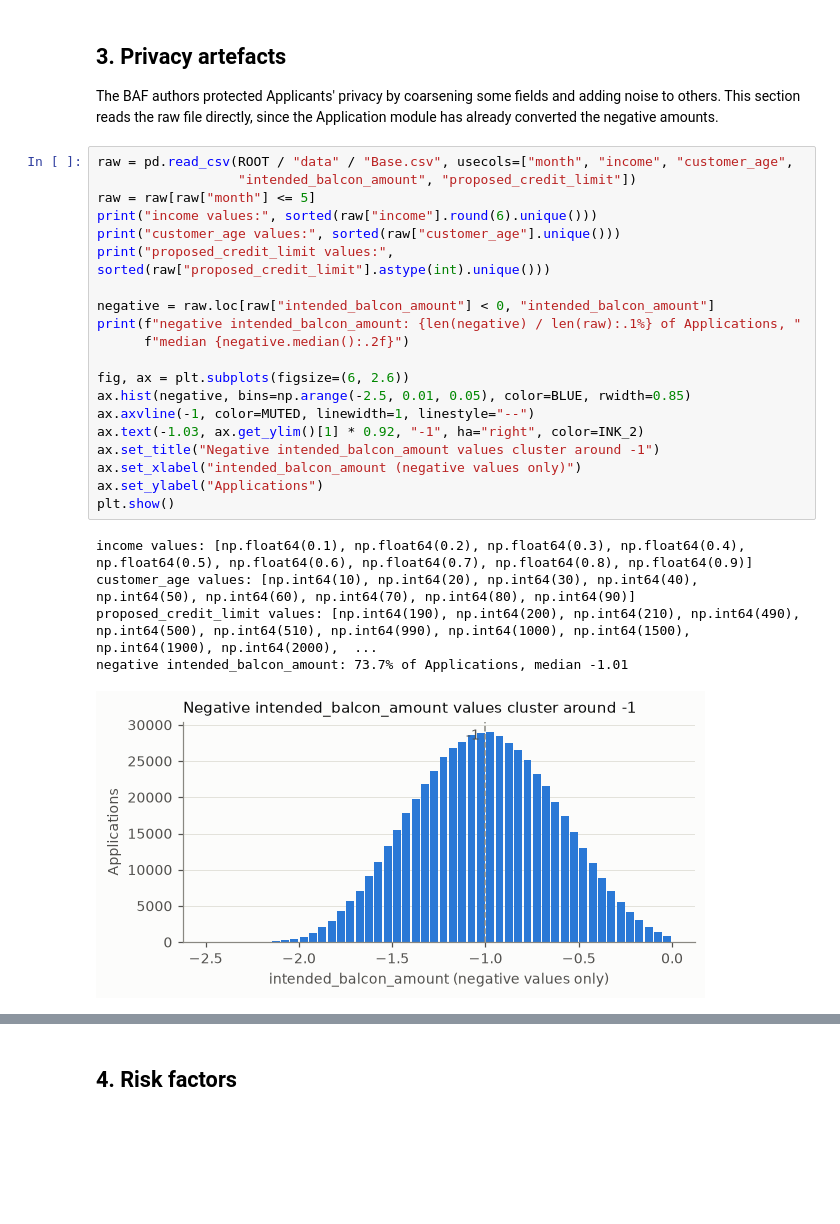
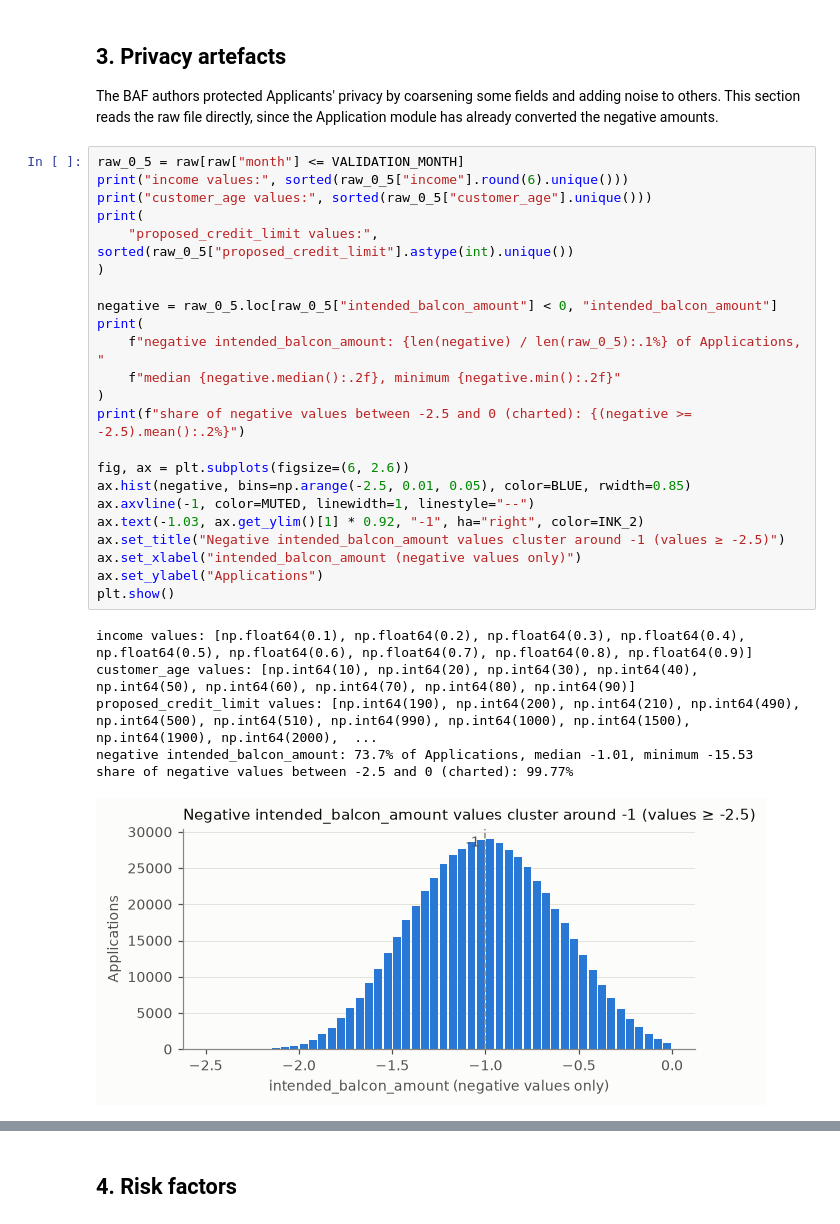
Before and after one commit to montedeu/Fraud-API, a Jupyter notebook: notebooks/eda.ipynb, the cells around one changed output, grey strips where cells are left out. Drawn from its saved outputs; the diff is of its cells as text; blank space fills up the shorter version.

```diff
--- a/notebooks/eda.ipynb
+++ b/notebooks/eda.ipynb
@@ -138,31 +173,35 @@ The BAF authors protected Applicants' privacy by coarsening some fields and addi
 to others. This section reads the raw file directly, since the Application module has
 already converted the negative amounts.
 # %%
-raw = pd.read_csv(ROOT / "data" / "Base.csv", usecols=["month", "income", "customer_age",
-                  "intended_balcon_amount", "proposed_credit_limit"])
-raw = raw[raw["month"] <= 5]
-print("income values:", sorted(raw["income"].round(6).unique()))
-print("customer_age values:", sorted(raw["customer_age"].unique()))
-print("proposed_credit_limit values:", sorted(raw["proposed_credit_limit"].astype(int).unique()))
+raw_0_5 = raw[raw["month"] <= VALIDATION_MONTH]
+print("income values:", sorted(raw_0_5["income"].round(6).unique()))
+print("customer_age values:", sorted(raw_0_5["customer_age"].unique()))
+print(
+    "proposed_credit_limit values:", sorted(raw_0_5["proposed_credit_limit"].astype(int).unique())
+)
 
-negative = raw.loc[raw["intended_balcon_amount"] < 0, "intended_balcon_amount"]
-print(f"negative intended_balcon_amount: {len(negative) / len(raw):.1%} of Applications, "
-      f"median {negative.median():.2f}")
+negative = raw_0_5.loc[raw_0_5["intended_balcon_amount"] < 0, "intended_balcon_amount"]
+print(
+    f"negative intended_balcon_amount: {len(negative) / len(raw_0_5):.1%} of Applications, "
+    f"median {negative.median():.2f}, minimum {negative.min():.2f}"
+)
+print(f"share of negative values between -2.5 and 0 (charted): {(negative >= -2.5).mean():.2%}")
 
 fig, ax = plt.subplots(figsize=(6, 2.6))
 ax.hist(negative, bins=np.arange(-2.5, 0.01, 0.05), color=BLUE, rwidth=0.85)
 ax.axvline(-1, color=MUTED, linewidth=1, linestyle="--")
 ax.text(-1.03, ax.get_ylim()[1] * 0.92, "-1", ha="right", color=INK_2)
-ax.set_title("Negative intended_balcon_amount values cluster around -1")
+ax.set_title("Negative intended_balcon_amount values cluster around -1 (values ≥ -2.5)")
 ax.set_xlabel("intended_balcon_amount (negative values only)")
 ax.set_ylabel("Applications")
 plt.show()
 # %% [output]
 income values: [np.float64(0.1), np.float64(0.2), np.float64(0.3), np.float64(0.4), np.float64(0.5), np.float64(0.6), np.float64(0.7), np.float64(0.8), np.float64(0.9)]
 customer_age values: [np.int64(10), np.int64(20), np.int64(30), np.int64(40), np.int64(50), np.int64(60), np.int64(70), np.int64(80), np.int64(90)]
 proposed_credit_limit values: [np.int64(190), np.int64(200), np.int64(210), np.int64(490), np.int64(500), np.int64(510), np.int64(990), np.int64(1000), np.int64(1500), np.int64(1900), np.int64(2000),  ...
-negative intended_balcon_amount: 73.7% of Applications, median -1.01
+negative intended_balcon_amount: 73.7% of Applications, median -1.01, minimum -15.53
+share of negative values between -2.5 and 0 (charted): 99.77%
-[figure, old version]
+[figure, new version]
 # %% [markdown]
 **Decision.** `income` takes nine values (deciles), `customer_age` nine decades, and
 `proposed_credit_limit` twelve values, so the **API contract accepts only those values**
```
Also changed, not shown: parts of 12 cells of this notebook.
